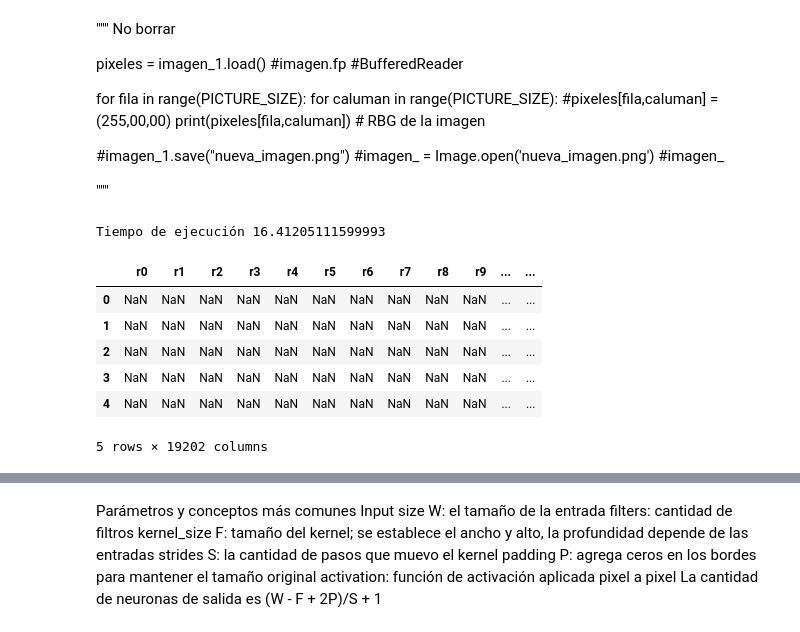
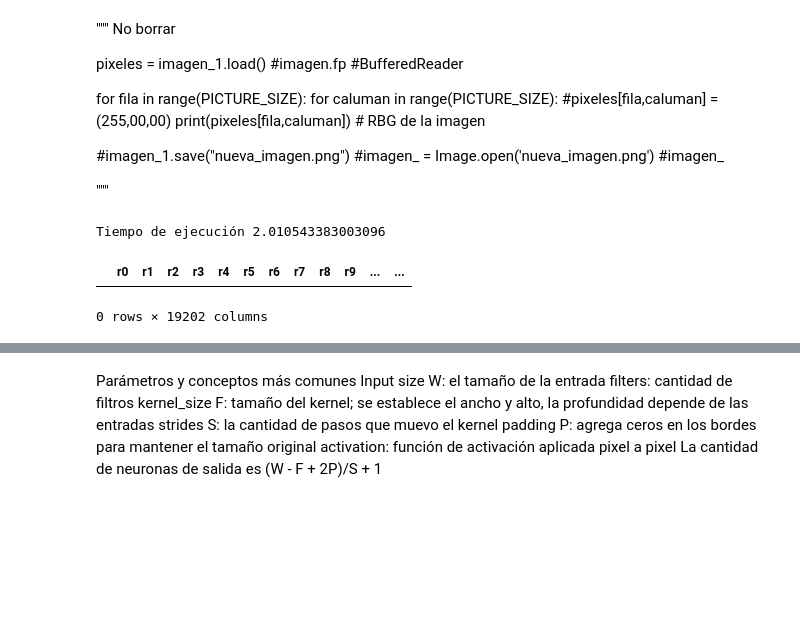
Before and after one commit to J-Manzo/ML_LOL, a Jupyter notebook: tp3_cv.ipynb, the cells around one changed output, grey strips where cells are left out. Drawn from its saved outputs; the diff is of its cells as text; code cells hidden in the pictures; blank space fills up the shorter version.

Commit message:
Modificación de la forma de generar el dataframe, porque tarda mucho

```diff
--- a/tp3_cv.ipynb
+++ b/tp3_cv.ipynb
@@ -132,29 +133,25 @@ for fila in range(PICTURE_SIZE):
 # %%
 # Ahora como metemos el maiz dentro del choclo
 # vamos a ver que sale
 
 import timeit
 start_time = timeit.default_timer()
 
 # primero generamos el dataframe
 columns_DF = INPUT_COLUMNS + ['Barco', 'Name_Image']
-newDF = pd.DataFrame(index=range(len(os.listdir(PATH_IMAGE))), columns = columns_DF)
+#newDF = pd.DataFrame(index=range(len(os.listdir(PATH_IMAGE))), columns = columns_DF)
+newDF = pd.DataFrame(columns = columns_DF)
 
 # code you want to evaluate
 elapsed = timeit.default_timer() - start_time
 
 print('Tiempo de ejecución ' + str(elapsed))
 
 newDF.head(5)
 # %% [output]
-Tiempo de ejecución 16.41205111599993
+Tiempo de ejecución 2.010543383003096
 |  | r0 | r1 | r2 | r3 | r4 | r5 | r6 | r7 | r8 | r9 | ... | ... |
-| 0 | NaN | NaN | NaN | NaN | NaN | NaN | NaN | NaN | NaN | NaN | ... | ... |
-| 1 | NaN | NaN | NaN | NaN | NaN | NaN | NaN | NaN | NaN | NaN | ... | ... |
-| 2 | NaN | NaN | NaN | NaN | NaN | NaN | NaN | NaN | NaN | NaN | ... | ... |
-| 3 | NaN | NaN | NaN | NaN | NaN | NaN | NaN | NaN | NaN | NaN | ... | ... |
-| 4 | NaN | NaN | NaN | NaN | NaN | NaN | NaN | NaN | NaN | NaN | ... | ... |
-5 rows × 19202 columns
+0 rows × 19202 columns
 # %%
 #prueba
 #count_pixel=0
```
Also changed, not shown: parts of 3 cells of this notebook.
